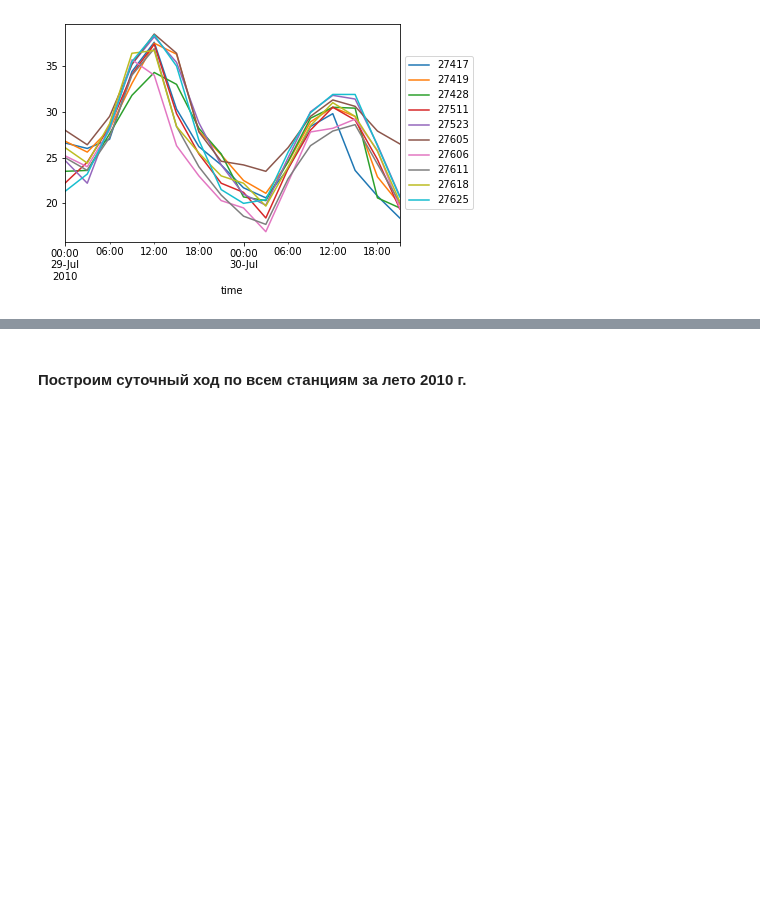
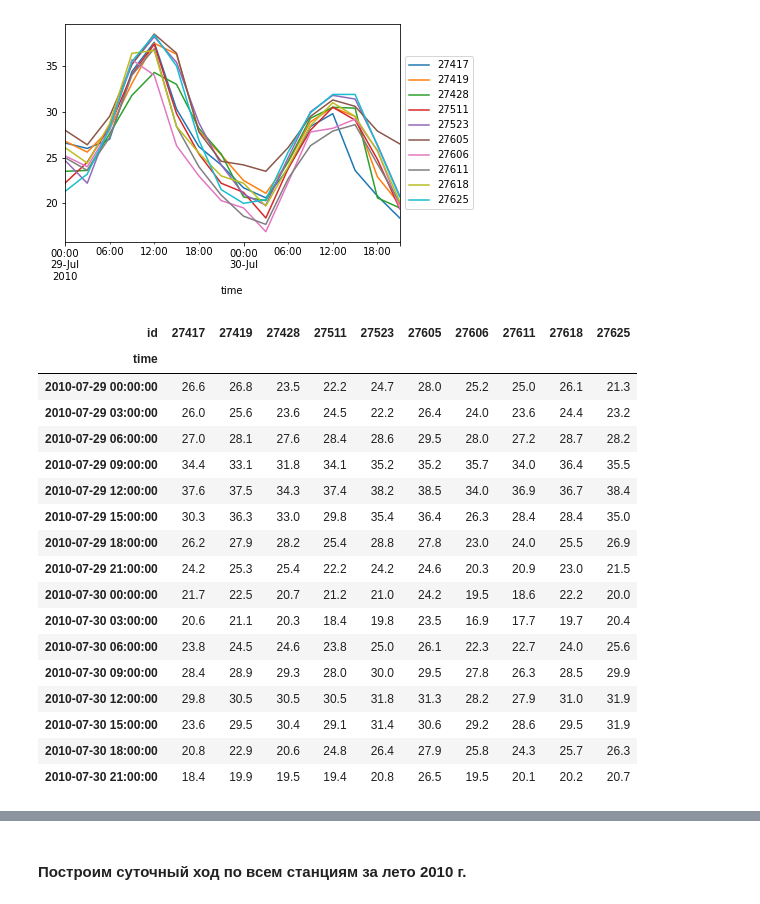
Before and after one commit to mvarentsov/UClim4HSE-2024, a Jupyter notebook: Practice/PW1_pandas_demo.ipynb, the cells around one changed output, grey strips where cells are left out. Drawn from its saved outputs; the diff is of its cells as text; code cells hidden in the pictures; blank space fills up the shorter version.

```diff
--- a/Practice/PW1_pandas_demo.ipynb
+++ b/Practice/PW1_pandas_demo.ipynb
@@ -63,7 +80,7 @@ for file in data_files:
 # %% [markdown]
 #### Объединяем данные по всем станциям в один большой DataFramе, способ №1
 # %%
-df_merged1 = pd.concat ([df4stations[x] for x in df4stations.keys()])
+df_merged1 = pd.concat (df4stations.values()) #[df4stations[x] for x in df4stations.keys()])
 display(df_merged1.shape)
 display(df_merged1.head())
 # %% [output]
@@ -133,4 +150,25 @@ plt.legend(loc='center left', bbox_to_anchor=(1, 0.5))
 # %% [output]
 <matplotlib.legend.Legend at 0x...>
 [figure]
+# %%
+df_merged1.loc['2010-07-29':'2010-07-30'].pivot (columns='id', values='ta')
+# %% [output]
+| id | 27417 | 27419 | 27428 | 27511 | 27523 | 27605 | 27606 | 27611 | 27618 | 27625 |
+| time |  |  |  |  |  |  |  |  |  |  |
+| 2010-07-29 00:00:00 | 26.6 | 26.8 | 23.5 | 22.2 | 24.7 | 28.0 | 25.2 | 25.0 | 26.1 | 21.3 |
+| 2010-07-29 03:00:00 | 26.0 | 25.6 | 23.6 | 24.5 | 22.2 | 26.4 | 24.0 | 23.6 | 24.4 | 23.2 |
+| 2010-07-29 06:00:00 | 27.0 | 28.1 | 27.6 | 28.4 | 28.6 | 29.5 | 28.0 | 27.2 | 28.7 | 28.2 |
+| 2010-07-29 09:00:00 | 34.4 | 33.1 | 31.8 | 34.1 | 35.2 | 35.2 | 35.7 | 34.0 | 36.4 | 35.5 |
+| 2010-07-29 12:00:00 | 37.6 | 37.5 | 34.3 | 37.4 | 38.2 | 38.5 | 34.0 | 36.9 | 36.7 | 38.4 |
+| 2010-07-29 15:00:00 | 30.3 | 36.3 | 33.0 | 29.8 | 35.4 | 36.4 | 26.3 | 28.4 | 28.4 | 35.0 |
+| 2010-07-29 18:00:00 | 26.2 | 27.9 | 28.2 | 25.4 | 28.8 | 27.8 | 23.0 | 24.0 | 25.5 | 26.9 |
+| 2010-07-29 21:00:00 | 24.2 | 25.3 | 25.4 | 22.2 | 24.2 | 24.6 | 20.3 | 20.9 | 23.0 | 21.5 |
+| 2010-07-30 00:00:00 | 21.7 | 22.5 | 20.7 | 21.2 | 21.0 | 24.2 | 19.5 | 18.6 | 22.2 | 20.0 |
+| 2010-07-30 03:00:00 | 20.6 | 21.1 | 20.3 | 18.4 | 19.8 | 23.5 | 16.9 | 17.7 | 19.7 | 20.4 |
+| 2010-07-30 06:00:00 | 23.8 | 24.5 | 24.6 | 23.8 | 25.0 | 26.1 | 22.3 | 22.7 | 24.0 | 25.6 |
+| 2010-07-30 09:00:00 | 28.4 | 28.9 | 29.3 | 28.0 | 30.0 | 29.5 | 27.8 | 26.3 | 28.5 | 29.9 |
+| 2010-07-30 12:00:00 | 29.8 | 30.5 | 30.5 | 30.5 | 31.8 | 31.3 | 28.2 | 27.9 | 31.0 | 31.9 |
+| 2010-07-30 15:00:00 | 23.6 | 29.5 | 30.4 | 29.1 | 31.4 | 30.6 | 29.2 | 28.6 | 29.5 | 31.9 |
+| 2010-07-30 18:00:00 | 20.8 | 22.9 | 20.6 | 24.8 | 26.4 | 27.9 | 25.8 | 24.3 | 25.7 | 26.3 |
+| 2010-07-30 21:00:00 | 18.4 | 19.9 | 19.5 | 19.4 | 20.8 | 26.5 | 19.5 | 20.1 | 20.2 | 20.7 |
 # %%
```
Also changed, not shown: parts of 5 cells of this notebook, 2 other files.
